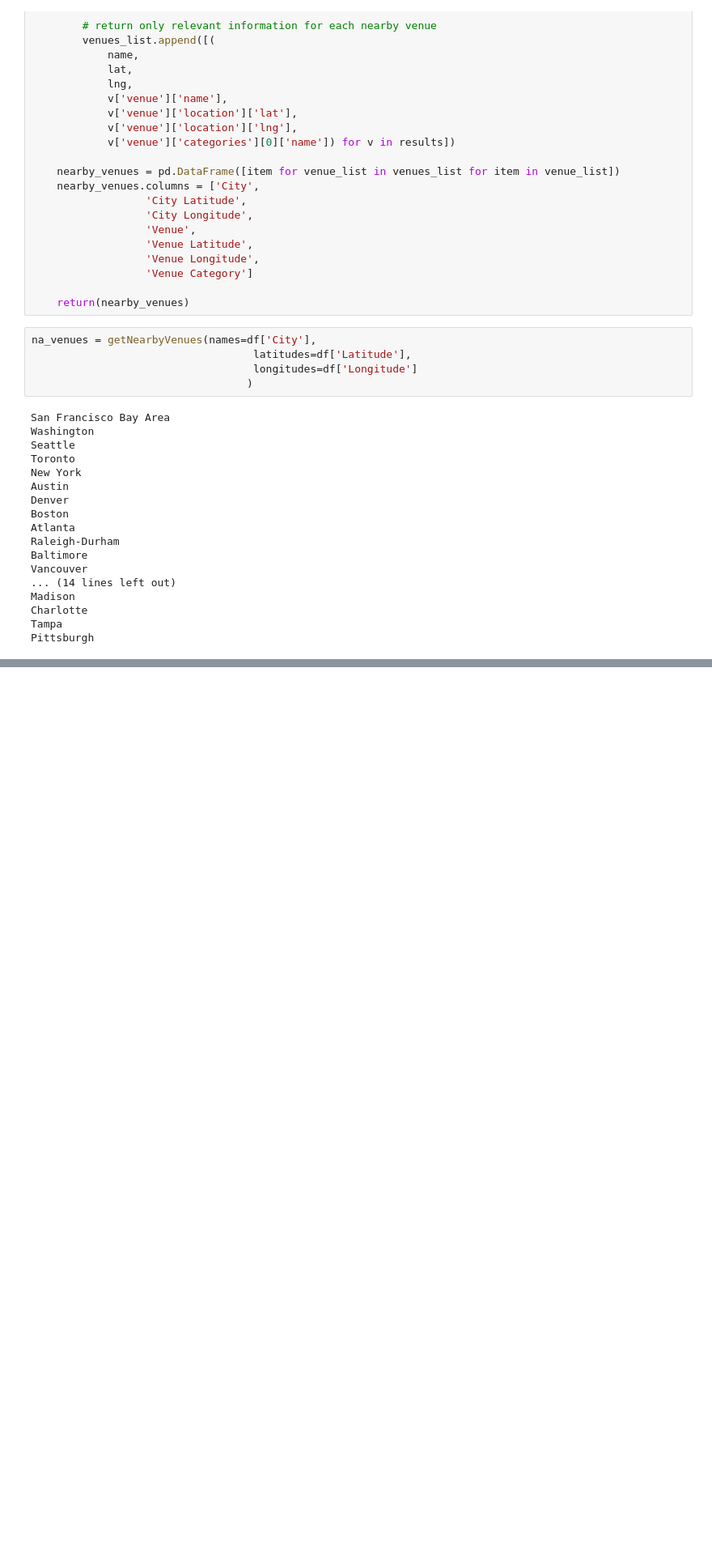
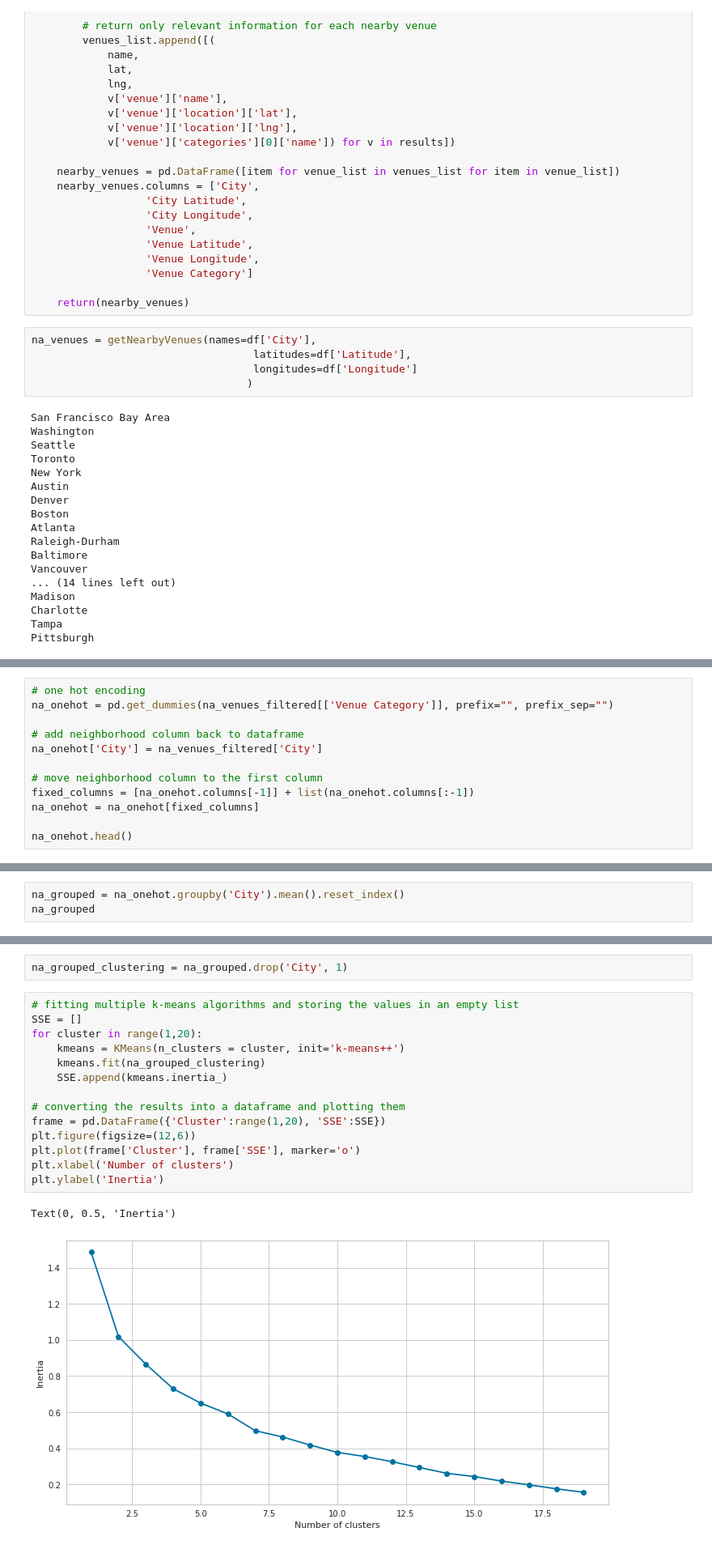
Before and after one commit to Aloagbaye/tech-neigborhood-recommender-system, a Jupyter notebook: The Battle of the Neighborhoods - Top Tech Cities for IT Jobs in 2020.ipynb, the cells around one changed output, grey strips where cells are left out. Shown at 81% size. Drawn from its saved outputs; the diff is of its cells as text; blank space fills up the shorter version.

```diff
--- a/The Battle of the Neighborhoods - Top Tech Cities for IT Jobs in 2020.ipynb
+++ b/The Battle of the Neighborhoods - Top Tech Cities for IT Jobs in 2020.ipynb
@@ -302,0 +459,12 @@ There are 313 uniques categories.
+# %%
+# one hot encoding
+na_onehot = pd.get_dummies(na_venues_filtered[['Venue Category']], prefix="", prefix_sep="")
+
+# add neighborhood column back to dataframe
+na_onehot['City'] = na_venues_filtered['City']
+
+# move neighborhood column to the first column
+fixed_columns = [na_onehot.columns[-1]] + list(na_onehot.columns[:-1])
+na_onehot = na_onehot[fixed_columns]
+
+na_onehot.head()
@@ -302,0 +479,3 @@ There are 313 uniques categories.
+# %%
+na_grouped = na_onehot.groupby('City').mean().reset_index()
+na_grouped
@@ -302,0 +501,19 @@ There are 313 uniques categories.
+# %%
+na_grouped_clustering = na_grouped.drop('City', 1)
+# %%
+# fitting multiple k-means algorithms and storing the values in an empty list
+SSE = []
+for cluster in range(1,20):
+    kmeans = KMeans(n_clusters = cluster, init='k-means++')
+    kmeans.fit(na_grouped_clustering)
+    SSE.append(kmeans.inertia_)
+
+# converting the results into a dataframe and plotting them
+frame = pd.DataFrame({'Cluster':range(1,20), 'SSE':SSE})
+plt.figure(figsize=(12,6))
+plt.plot(frame['Cluster'], frame['SSE'], marker='o')
+plt.xlabel('Number of clusters')
+plt.ylabel('Inertia')
+# %% [output]
+Text(0, 0.5, 'Inertia')
+[figure, added]
```
Also changed, not shown: parts of 64 cells of this notebook.
